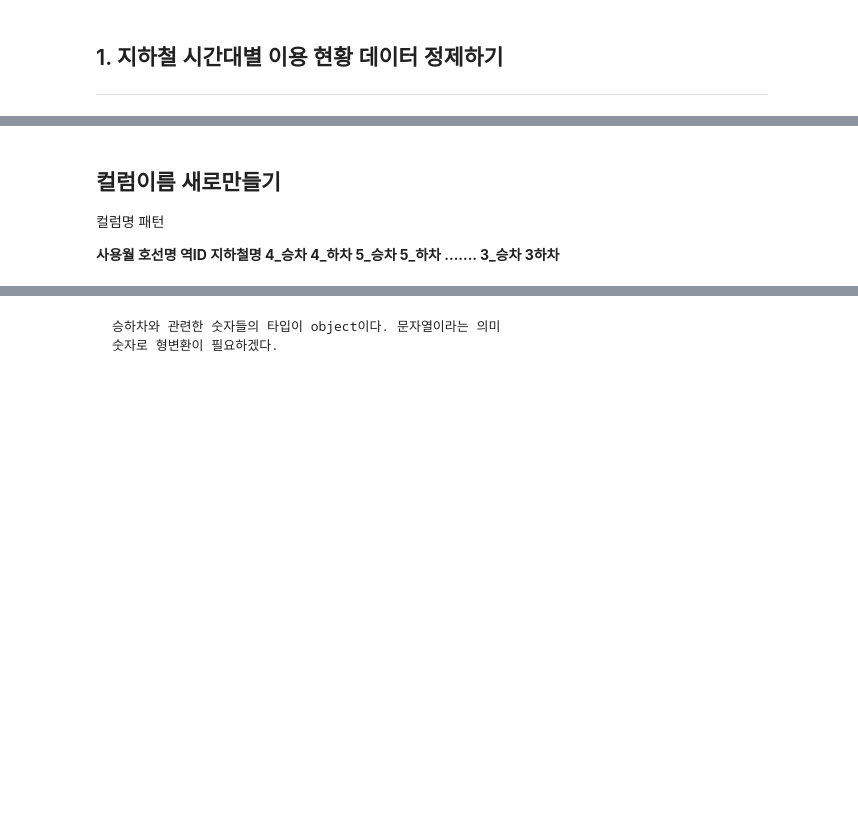
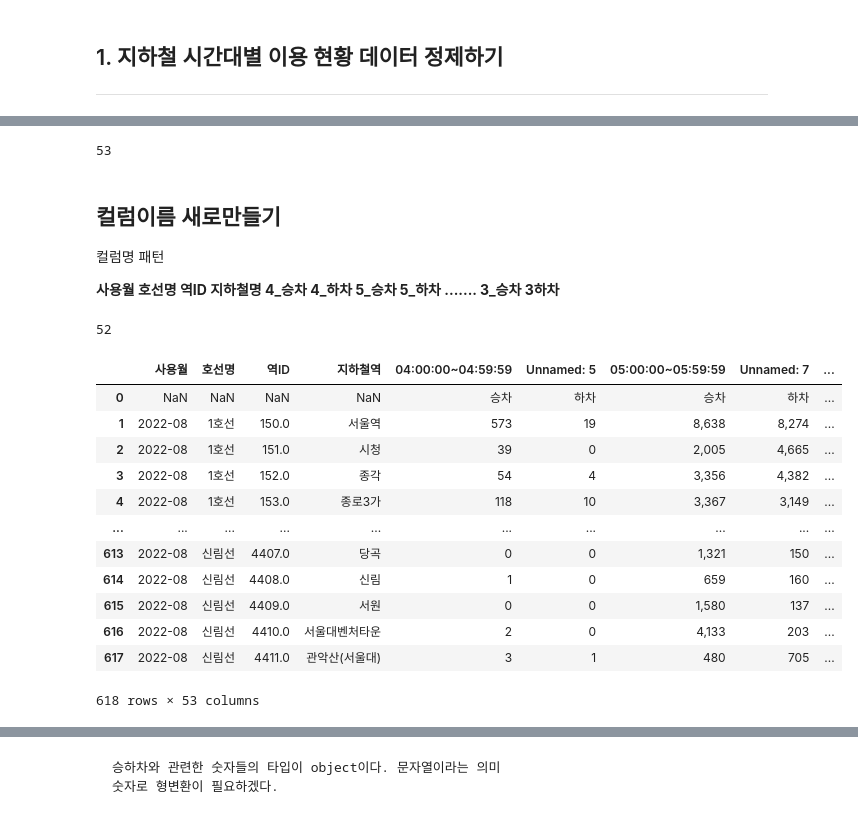
Before and after one commit to Lily-Jeong/Py_DevWork, a Jupyter notebook: DS/2-4.open api[서울지하철유동인구분석]_배포용.ipynb, the cells around one changed output, grey strips where cells are left out. Drawn from its saved outputs; the diff is of its cells as text; code cells hidden in the pictures; blank space fills up the shorter version.

```diff
--- a/DS/2-4.open api[서울지하철유동인구분석]_배포용.ipynb
+++ b/DS/2-4.open api[서울지하철유동인구분석]_배포용.ipynb
@@ -29,0 +31,4 @@ drive.mount('/content/drive')
+# %%
+# 데이터 로드
+df = pd.read_csv('./data/subwaytime.csv', encoding='cp949', thousands=',')
+df.head()
@@ -34,0 +86,4 @@ drive.mount('/content/drive')
+# %%
+df.columns.size
+# %% [output]
+53
@@ -44,2 +112,22 @@ new_cols = ['사용월', '호선명', '역ID', '지하철역']
+# %%
+len(new_cols)
+# %% [output]
+52
+# %%
+df
+# %% [output]
+|  | 사용월 | 호선명 | 역ID | 지하철역 | 04:00:00~04:59:59 | Unnamed: 5 | 05:00:00~05:59:59 | Unnamed: 7 | ... |
+| 0 | NaN | NaN | NaN | NaN | 승차 | 하차 | 승차 | 하차 | ... |
+| 1 | 2022-08 | 1호선 | 150.0 | 서울역 | 573 | 19 | 8,638 | 8,274 | ... |
+| 2 | 2022-08 | 1호선 | 151.0 | 시청 | 39 | 0 | 2,005 | 4,665 | ... |
+| 3 | 2022-08 | 1호선 | 152.0 | 종각 | 54 | 4 | 3,356 | 4,382 | ... |
+| 4 | 2022-08 | 1호선 | 153.0 | 종로3가 | 118 | 10 | 3,367 | 3,149 | ... |
+| ... | ... | ... | ... | ... | ... | ... | ... | ... | ... |
+| 613 | 2022-08 | 신림선 | 4407.0 | 당곡 | 0 | 0 | 1,321 | 150 | ... |
+| 614 | 2022-08 | 신림선 | 4408.0 | 신림 | 1 | 0 | 659 | 160 | ... |
+| 615 | 2022-08 | 신림선 | 4409.0 | 서원 | 0 | 0 | 1,580 | 137 | ... |
+| 616 | 2022-08 | 신림선 | 4410.0 | 서울대벤처타운 | 2 | 0 | 4,133 | 203 | ... |
+| 617 | 2022-08 | 신림선 | 4411.0 | 관악산(서울대) | 3 | 1 | 480 | 705 | ... |
+618 rows × 53 columns
 # %%
 #작업일시를 제외하고 데이터만 추출
```
Also changed, not shown: parts of 24 cells of this notebook.
